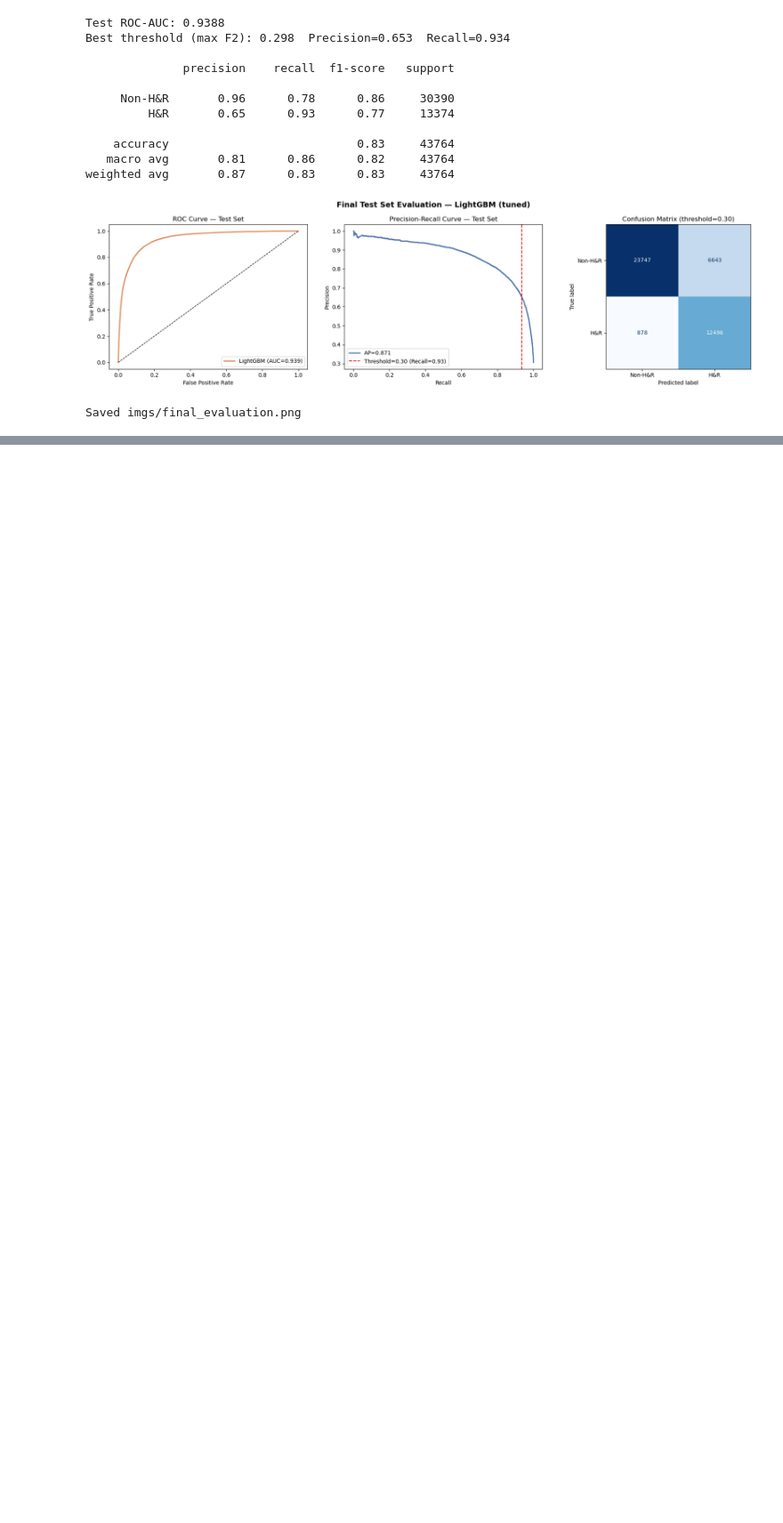
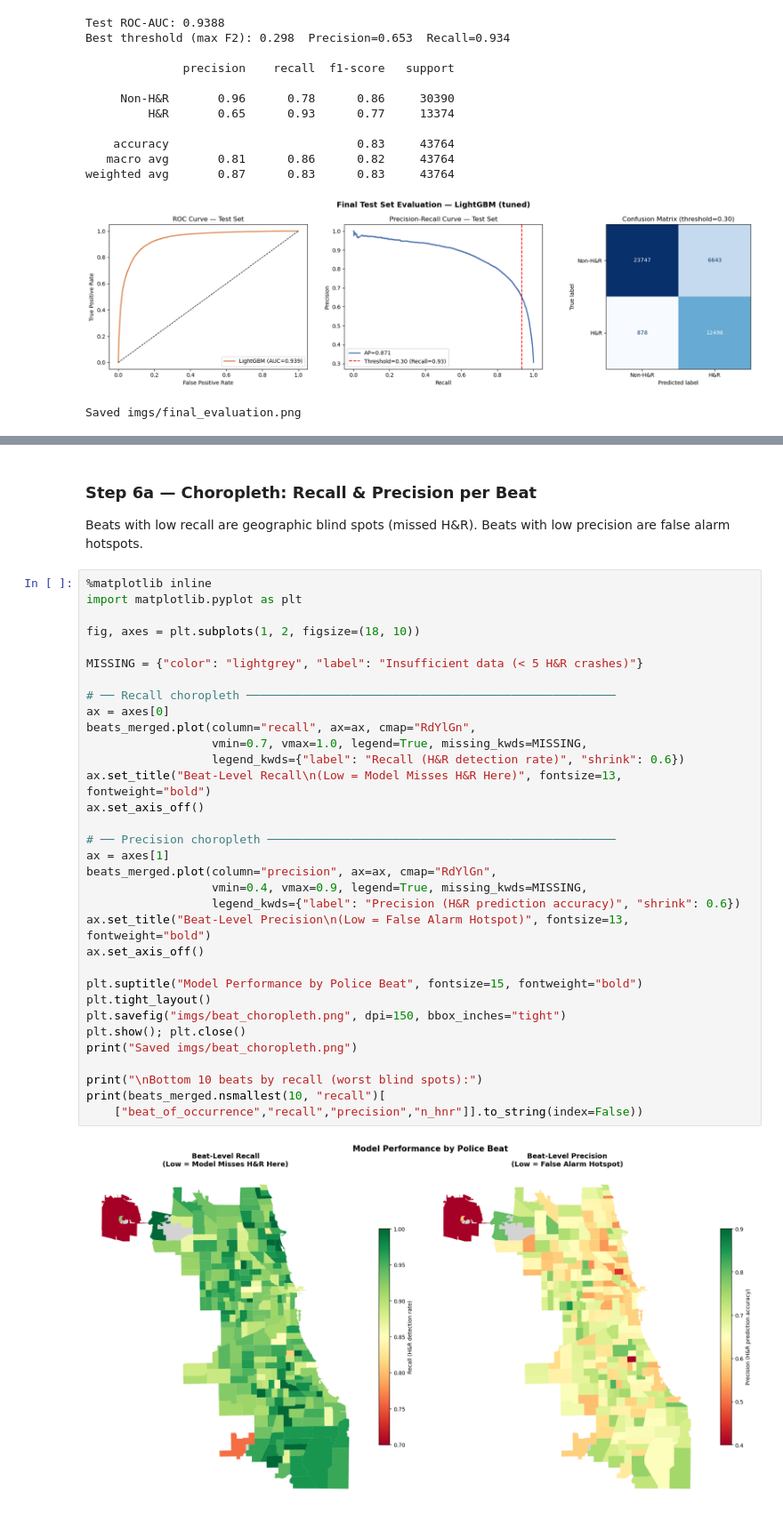
Before and after one commit to casagochman/chicago-hit-and-run, a Jupyter notebook: multi_ds/chicago_hitnrun_v2_multidataset.ipynb, the cells around one changed output, grey strips where cells are left out. Shown at 89% size. Saved outputs shown, nothing was run; the diff lists cells and outputs as text; blank space fills up the shorter version.

```diff
--- a/multi_ds/chicago_hitnrun_v2_multidataset.ipynb
+++ b/multi_ds/chicago_hitnrun_v2_multidataset.ipynb
@@ -1678,0 +1762,39 @@ Saved imgs/final_evaluation.png
+# %% [markdown]
+### Step 6a — Choropleth: Recall & Precision per Beat
+
+Beats with low recall are geographic blind spots (missed H&R). Beats with low precision are false alarm hotspots.
+# %%
+%matplotlib inline
+import matplotlib.pyplot as plt
+
+fig, axes = plt.subplots(1, 2, figsize=(18, 10))
+
+MISSING = {"color": "lightgrey", "label": "Insufficient data (< 5 H&R crashes)"}
+
+# ── Recall choropleth ─────────────────────────────────────────────────────
+ax = axes[0]
+beats_merged.plot(column="recall", ax=ax, cmap="RdYlGn",
+                  vmin=0.7, vmax=1.0, legend=True, missing_kwds=MISSING,
+                  legend_kwds={"label": "Recall (H&R detection rate)", "shrink": 0.6})
+ax.set_title("Beat-Level Recall\n(Low = Model Misses H&R Here)", fontsize=13, fontweight="bold")
+ax.set_axis_off()
+
+# ── Precision choropleth ──────────────────────────────────────────────────
+ax = axes[1]
+beats_merged.plot(column="precision", ax=ax, cmap="RdYlGn",
+                  vmin=0.4, vmax=0.9, legend=True, missing_kwds=MISSING,
+                  legend_kwds={"label": "Precision (H&R prediction accuracy)", "shrink": 0.6})
+ax.set_title("Beat-Level Precision\n(Low = False Alarm Hotspot)", fontsize=13, fontweight="bold")
+ax.set_axis_off()
+
+plt.suptitle("Model Performance by Police Beat", fontsize=15, fontweight="bold")
+plt.tight_layout()
+plt.savefig("imgs/beat_choropleth.png", dpi=150, bbox_inches="tight")
+plt.show(); plt.close()
+print("Saved imgs/beat_choropleth.png")
+
+print("\nBottom 10 beats by recall (worst blind spots):")
+print(beats_merged.nsmallest(10, "recall")[
+    ["beat_of_occurrence","recall","precision","n_hnr"]].to_string(index=False))
+# %% [output]
+[figure, added]
```
Also changed, not shown: parts of 9 cells of this notebook, 14 other files.
